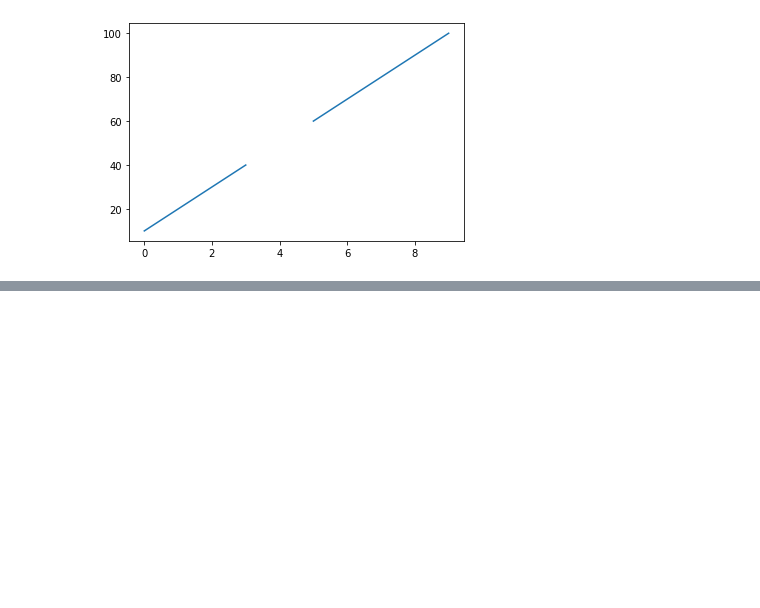
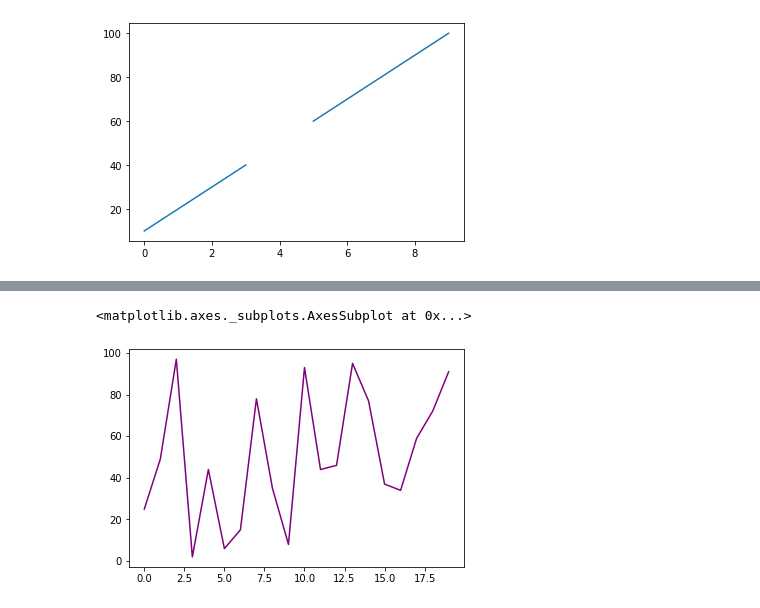
Before and after one commit to consmith2/cisco-2020-june, a Jupyter notebook: Cisco 2020 June 23.ipynb, the cells around one changed output, grey strips where cells are left out. Saved outputs shown, nothing was run; the diff lists cells and outputs as text; code cells hidden in the pictures; blank space fills up the shorter version.

```diff
--- a/Cisco 2020 June 23.ipynb
+++ b/Cisco 2020 June 23.ipynb
@@ -237,0 +244,5 @@ s.plot.line()
+# %%
+s.plot.line(color='purple')
+# %% [output]
+<matplotlib.axes._subplots.AxesSubplot at 0x...>
+[figure, added]
```
Also changed, not shown: parts of 2 cells of this notebook.
